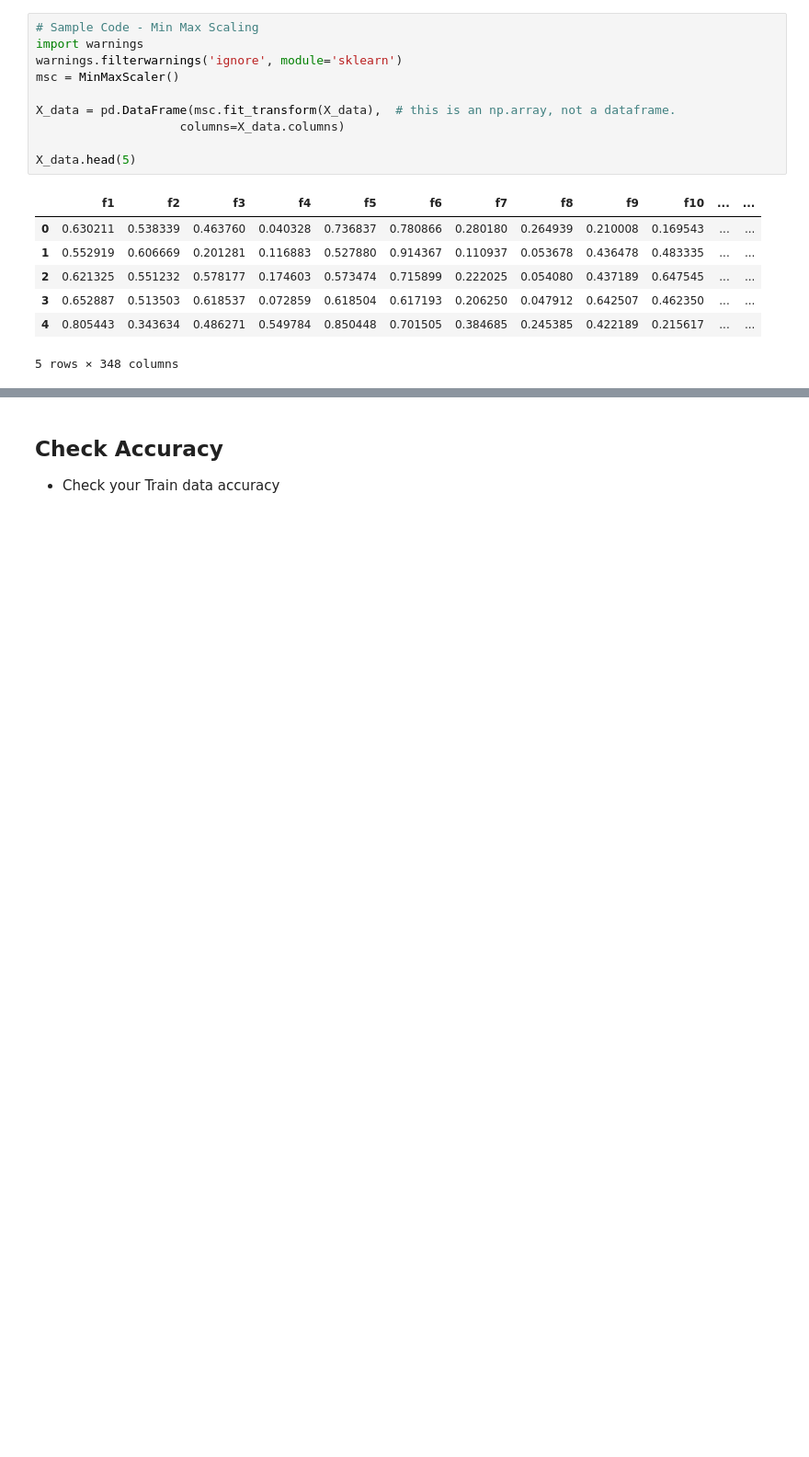
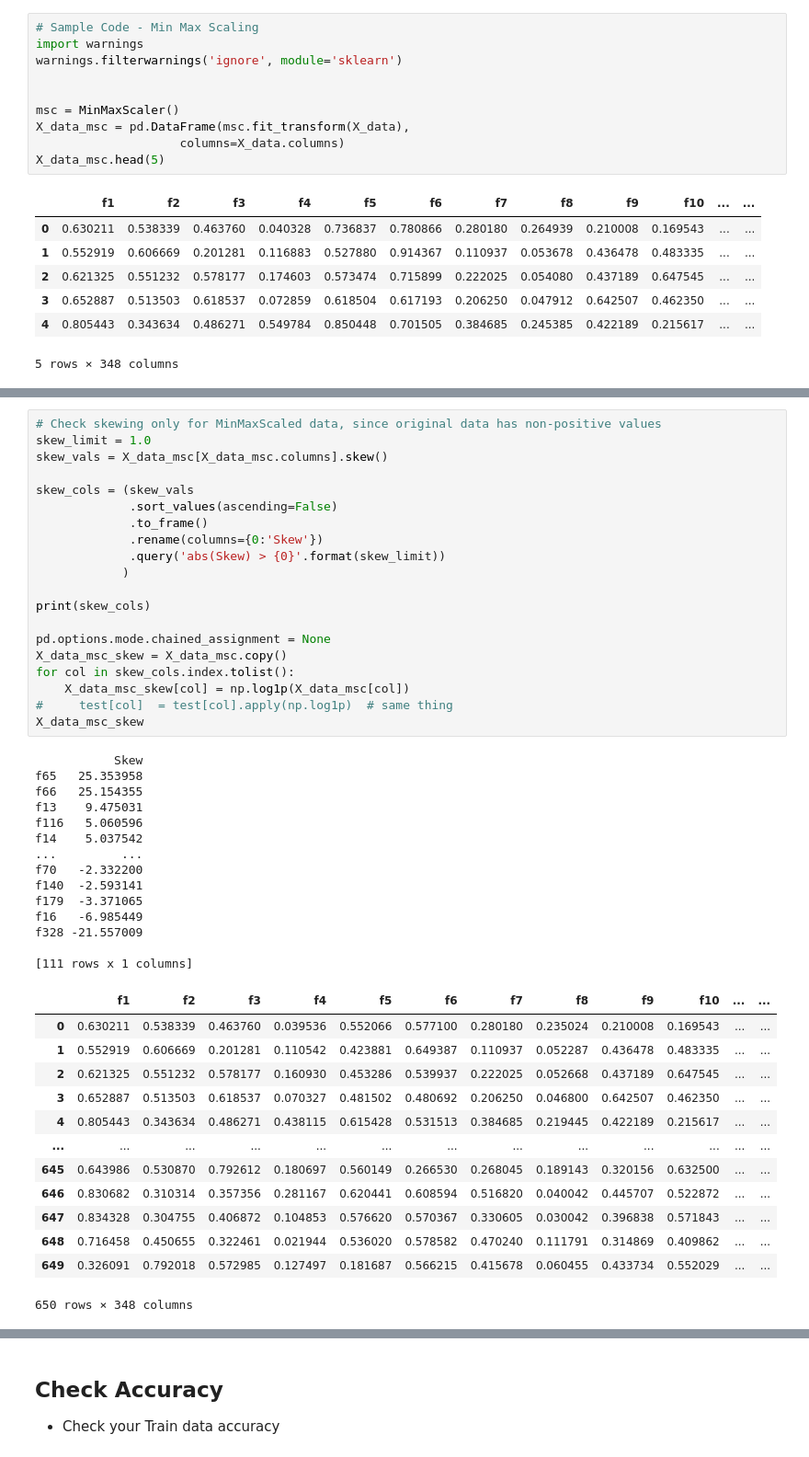
Before and after one commit to robinjoo1015/artificial-intelligence-2022-2, a Jupyter notebook: FINAL/Practice Code.ipynb, the cells around one changed output, grey strips where cells are left out. Shown at 92% size. Saved outputs shown, nothing was run; the diff lists cells and outputs as text; blank space fills up the shorter version.

Commit message:
Apply data preprocessing, grid search knn

```diff
--- a/FINAL/Practice Code.ipynb
+++ b/FINAL/Practice Code.ipynb
@@ -78,12 +88,12 @@ y_data = data['answer']
 # Sample Code - Min Max Scaling
 import warnings
 warnings.filterwarnings('ignore', module='sklearn')
+
+
 msc = MinMaxScaler()
-
-X_data = pd.DataFrame(msc.fit_transform(X_data),  # this is an np.array, not a dataframe.
+X_data_msc = pd.DataFrame(msc.fit_transform(X_data),
                     columns=X_data.columns)
-
-X_data.head(5)
+X_data_msc.head(5)
 # %% [output]
 |  | f1 | f2 | f3 | f4 | f5 | f6 | f7 | f8 | f9 | f10 | ... | ... |
 | 0 | 0.630211 | 0.538339 | 0.463760 | 0.040328 | 0.736837 | 0.780866 | 0.280180 | 0.264939 | 0.210008 | 0.169543 | ... | ... |
@@ -95,3 +117,51 @@ X_data.head(5)
+# %%
+# Check skewing only for MinMaxScaled data, since original data has non-positive values
+skew_limit = 1.0
+skew_vals = X_data_msc[X_data_msc.columns].skew()
+
+skew_cols = (skew_vals
+             .sort_values(ascending=False)
+             .to_frame()
+             .rename(columns={0:'Skew'})
+             .query('abs(Skew) > {0}'.format(skew_limit))
+            )
+
+print(skew_cols)
+
+pd.options.mode.chained_assignment = None
+X_data_msc_skew = X_data_msc.copy()
+for col in skew_cols.index.tolist():
+    X_data_msc_skew[col] = np.log1p(X_data_msc[col])
+#     test[col]  = test[col].apply(np.log1p)  # same thing
+X_data_msc_skew
+# %% [output]
+           Skew
+f65   25.353958
+f66   25.154355
+f13    9.475031
+f116   5.060596
+f14    5.037542
+...         ...
+f70   -2.332200
+f140  -2.593141
+f179  -3.371065
+f16   -6.985449
+f328 -21.557009
+
+[111 rows x 1 columns]
+|  | f1 | f2 | f3 | f4 | f5 | f6 | f7 | f8 | f9 | f10 | ... | ... |
+| 0 | 0.630211 | 0.538339 | 0.463760 | 0.039536 | 0.552066 | 0.577100 | 0.280180 | 0.235024 | 0.210008 | 0.169543 | ... | ... |
+| 1 | 0.552919 | 0.606669 | 0.201281 | 0.110542 | 0.423881 | 0.649387 | 0.110937 | 0.052287 | 0.436478 | 0.483335 | ... | ... |
+| 2 | 0.621325 | 0.551232 | 0.578177 | 0.160930 | 0.453286 | 0.539937 | 0.222025 | 0.052668 | 0.437189 | 0.647545 | ... | ... |
+| 3 | 0.652887 | 0.513503 | 0.618537 | 0.070327 | 0.481502 | 0.480692 | 0.206250 | 0.046800 | 0.642507 | 0.462350 | ... | ... |
+| 4 | 0.805443 | 0.343634 | 0.486271 | 0.438115 | 0.615428 | 0.531513 | 0.384685 | 0.219445 | 0.422189 | 0.215617 | ... | ... |
+| ... | ... | ... | ... | ... | ... | ... | ... | ... | ... | ... | ... | ... |
+| 645 | 0.643986 | 0.530870 | 0.792612 | 0.180697 | 0.560149 | 0.266530 | 0.268045 | 0.189143 | 0.320156 | 0.632500 | ... | ... |
+| 646 | 0.830682 | 0.310314 | 0.357356 | 0.281167 | 0.620441 | 0.608594 | 0.516820 | 0.040042 | 0.445707 | 0.522872 | ... | ... |
+| 647 | 0.834328 | 0.304755 | 0.406872 | 0.104853 | 0.576620 | 0.570367 | 0.330605 | 0.030042 | 0.396838 | 0.571843 | ... | ... |
+| 648 | 0.716458 | 0.450655 | 0.322461 | 0.021944 | 0.536020 | 0.578582 | 0.470240 | 0.111791 | 0.314869 | 0.409862 | ... | ... |
+| 649 | 0.326091 | 0.792018 | 0.572985 | 0.127497 | 0.181687 | 0.566215 | 0.415678 | 0.060455 | 0.433734 | 0.552029 | ... | ... |
+650 rows × 348 columns
 # %%
 # transform function
 # Do not change the function name
```
Also changed, not shown: parts of 9 cells of this notebook.
